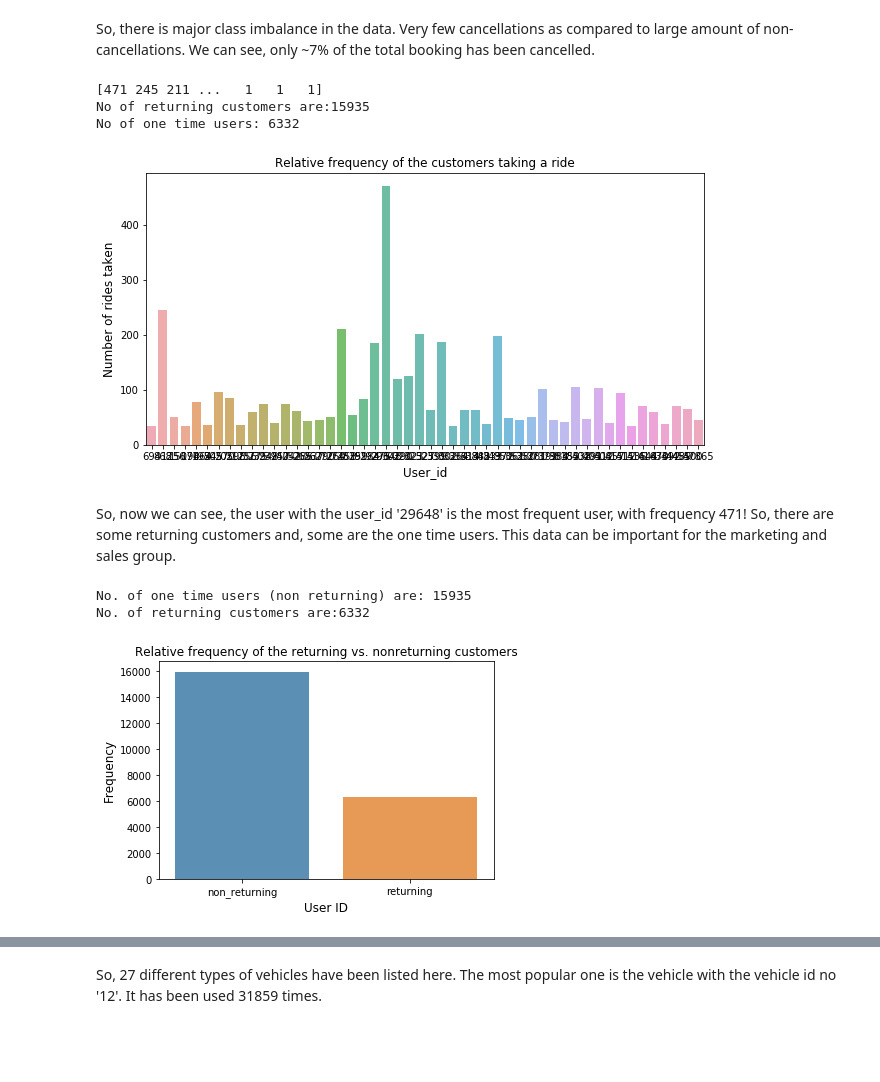
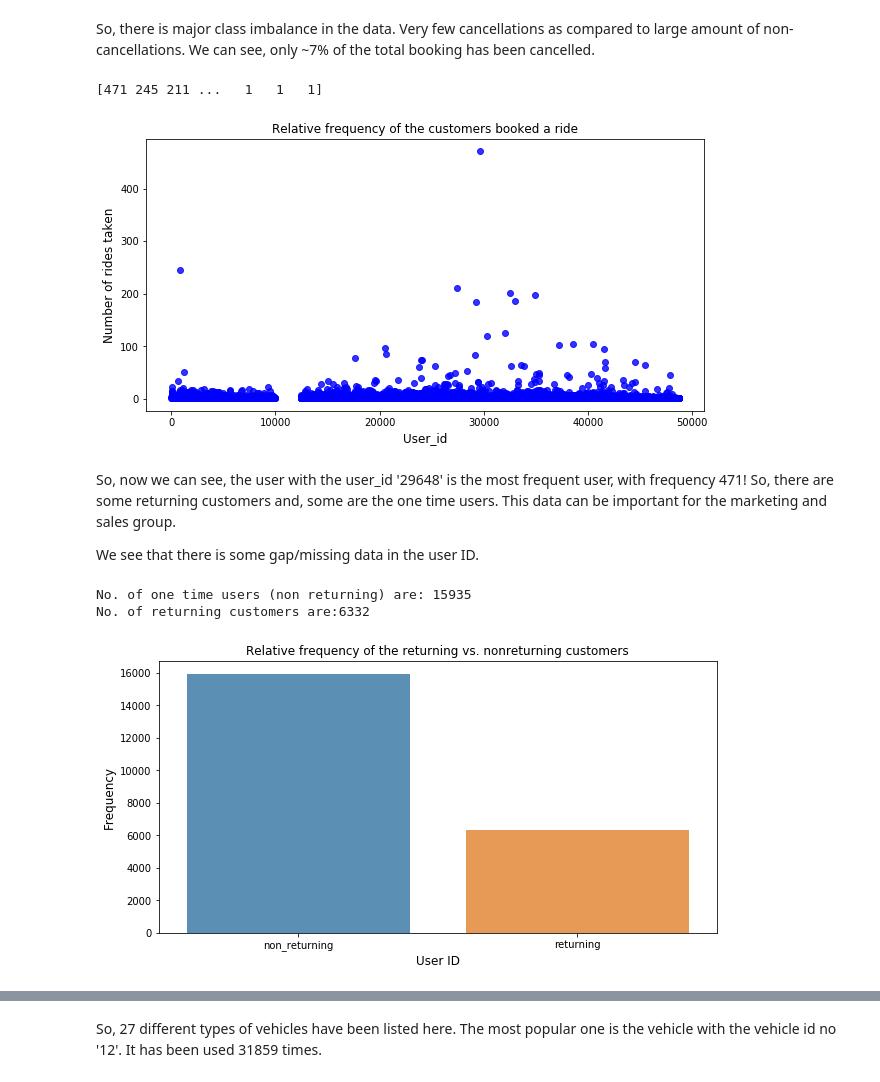
Before and after one commit to debisree/Springboard-Data-Science-Career-Track, a Jupyter notebook: predicting-cab-booking-cancellations.ipynb, the cells around one changed output, grey strips where cells are left out. Saved outputs shown, nothing was run; the diff lists cells and outputs as text; code cells hidden in the pictures; blank space fills up the shorter version.

```diff
--- a/predicting-cab-booking-cancellations.ipynb
+++ b/predicting-cab-booking-cancellations.ipynb
@@ -145,46 +160,52 @@ plt.show()
 # %% [markdown]
 So, there is major class imbalance in the data. Very few cancellations as compared to large amount of non-cancellations. We can see, only ~7% of the total booking has been cancelled.
-# %%
-#Let's see how many users returned for the service
-c=df.user_id.value_counts()
-print(c.values)
-# %% [output]
-[471 245 211 ...   1   1   1]
-No of returning customers are:15935
-No of one time users: 6332
 # %%
-#Visual representation (50 rows from the data set)
-ct= c[:50]
+#Let's see how many users returned for the service
+c=df.user_id.value_counts()
+print(c.values)
+
+#Visual representation bar plot(50 rows from the data set)
+#ct= c[:50]
+#plt.figure(figsize=(10,5))
+#sb.barplot(ct.index, ct.values, alpha=0.8)
+#plt.title('Relative frequency of the customers taking a ride ')
+#plt.ylabel('Number of rides taken', fontsize=12)
+#plt.xlabel('User_id', fontsize=12)
+#plt.show()
+
 plt.figure(figsize=(10,5))
-sb.barplot(ct.index, ct.values, alpha=0.8)
-plt.title('Relative frequency of the customers taking a ride ')
+plt.scatter(x=c.index,y=c.values,alpha=0.8,color='b')
+plt.title('Relative frequency of the customers booked a ride')
 plt.ylabel('Number of rides taken', fontsize=12)
 plt.xlabel('User_id', fontsize=12)
 plt.show()
 # %% [output]
+[471 245 211 ...   1   1   1]
-[figure, old version]
+[figure, new version]
 # %% [markdown]
-So, now we can see, the user with the user_id '29648' is the most frequent user, with frequency 471! So, there are some returning customers and, some are the one time users. This data can be important for the marketing and sales group.
+So, now we can see, the user with the user_id '29648' is the most frequent user, with frequency 471! So, there are some returning customers and, some are the one time users. This data can be important for the marketing and sales group. <br/>
+
+We see that there is some gap/missing data in the user ID.
 # %%
 #Let's see how many customers are returning
 not_frequent= np.count_nonzero(c.values == 1)
 is_frequent = np.count_nonzero(c.values >1)
 print('No. of one time users (non returning) are: ' + str(not_frequent))
 print('No. of returning customers are:'+str(is_frequent))
 
 #Visual display:
-#plt.figure(figsize=(10,5))
+plt.figure(figsize=(10,5))
 freq = [not_frequent, is_frequent]
 index= ['non_returning','returning']
 sb.barplot(index,freq,alpha=0.8)
 plt.title('Relative frequency of the returning vs. nonreturning customers')
 plt.ylabel('Frequency', fontsize=12)
 plt.xlabel('User ID', fontsize=12)
 plt.show()
 # %% [output]
 No. of one time users (non returning) are: 15935
 No. of returning customers are:6332
-[figure, old version]
+[figure, new version]
 # %%
 # Let's see the distribution of package_id
 package=df.package_id.value_counts()
```
Also changed, not shown: parts of 30 cells of this notebook.
